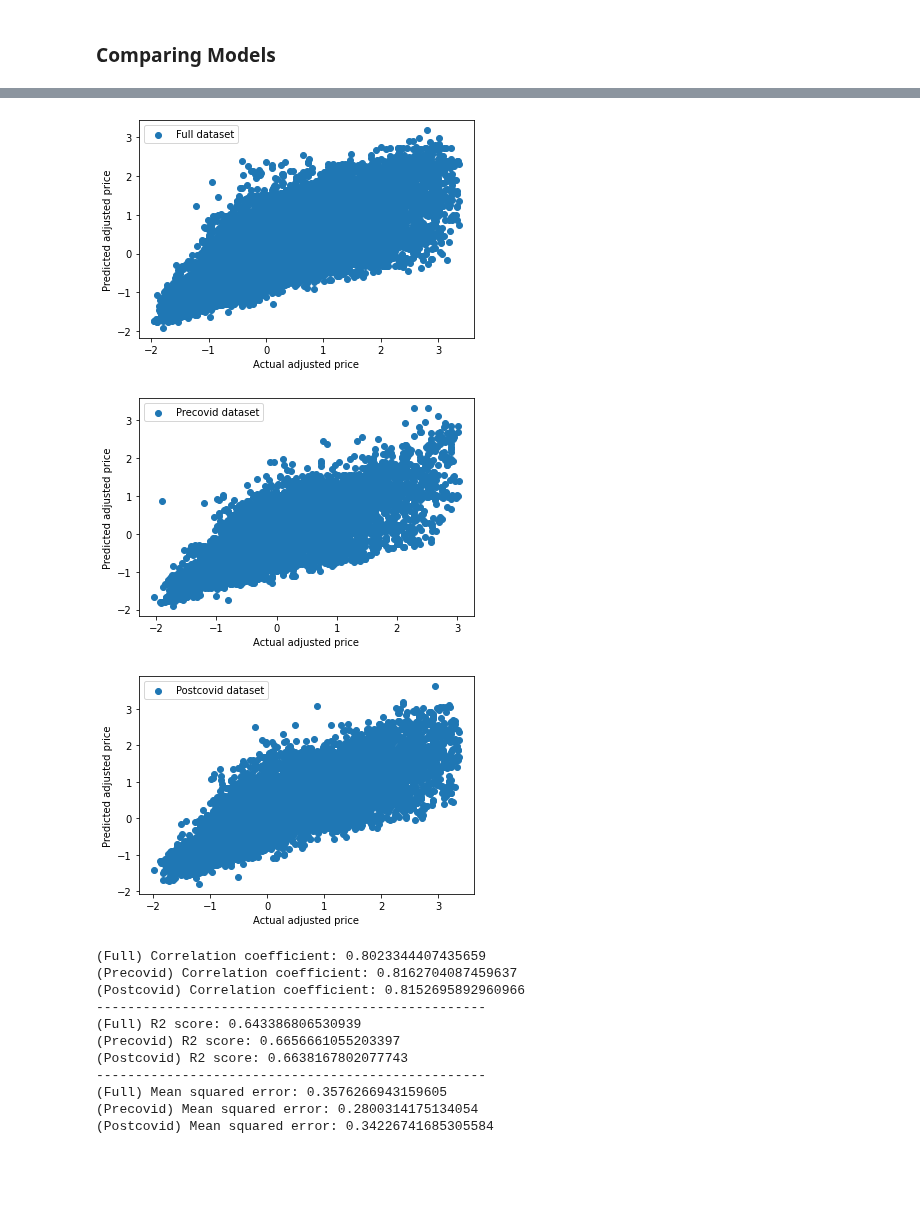
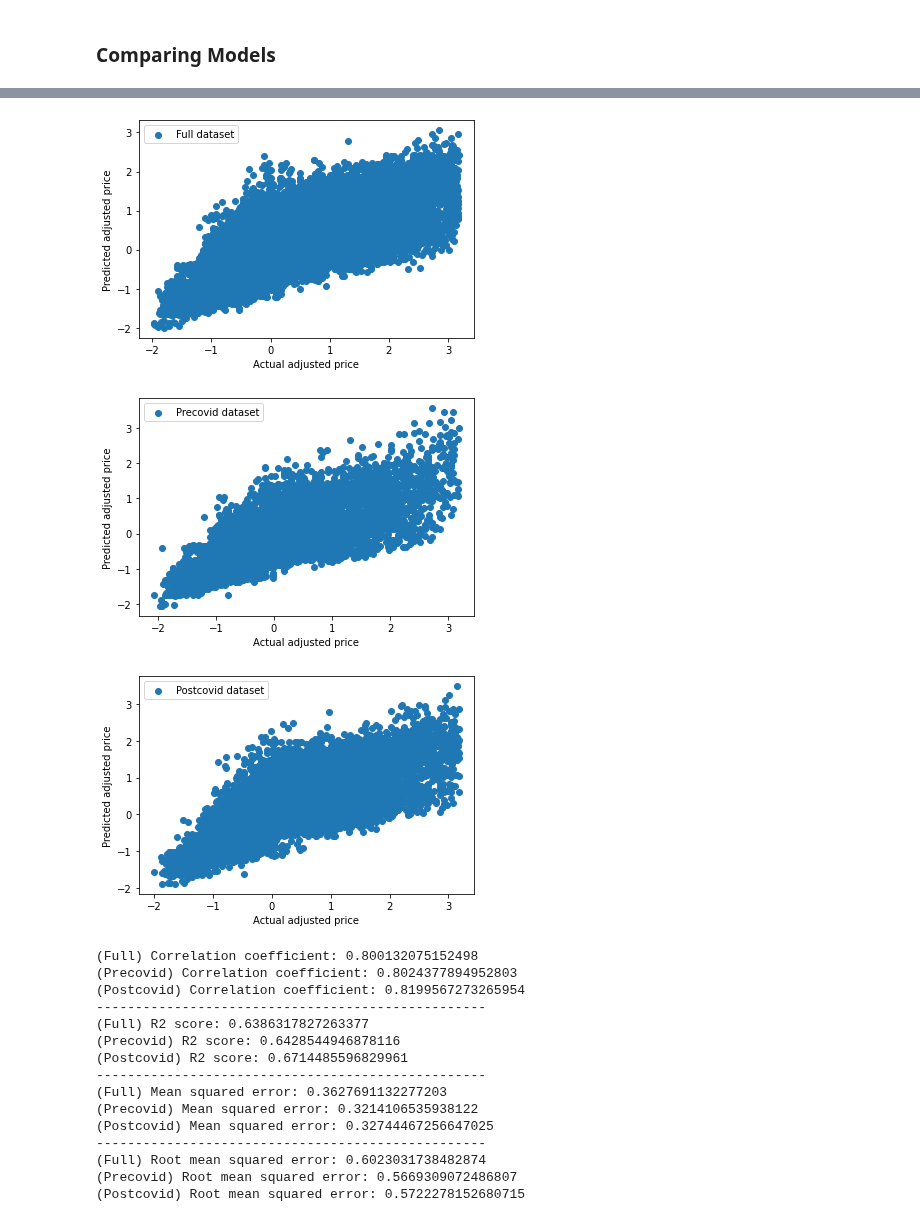
Before and after one commit to raphaelgohwx/datamining, a Jupyter notebook: RNN.ipynb, the cells around one changed output, grey strips where cells are left out. Drawn from its saved outputs; the diff is of its cells as text; code cells hidden in the pictures; blank space fills up the shorter version.

Commit message:
RNN resale without finetuning

```diff
--- a/RNN.ipynb
+++ b/RNN.ipynb
@@ -106,7 +106,8 @@ df_cleaned.drop(columns=['Year', 'Inflation Rate', 'year'], inplace=True)
 df2= df_cleaned[['month','town',
                  'flat_type', 'flat_type_encoded',
                  'storey_range', 'storey_range_encoded',
-                 'floor_area_sqm', 'remaining_lease_years', 'full_address', 'adjusted_price']]
+                 'floor_area_sqm', 'remaining_lease_years', 'full_address', 'resale_price']]
+# Not using adjusted_price as inflation may not consistently affect all prices - raw prices are hypothesised to result in better model training
 # %% [output]
 A value is trying to be set on a copy of a slice from a DataFrame.
 Try using .loc[row_indexer,col_indexer] = value instead
@@ -126,7 +127,7 @@ encoded_df.head()
 
 # Normalizing numerical variables:
 from sklearn.preprocessing import StandardScaler
-columns = [ 'floor_area_sqm', 'remaining_lease_years', 'adjusted_price']
+columns = [ 'floor_area_sqm', 'remaining_lease_years', 'resale_price']
 df2_normalized = StandardScaler().fit_transform(df2[columns])
 df2_normalized= pd.DataFrame(df2_normalized, columns = columns)
 
@@ -187,26 +188,26 @@ precovid_dataset = df2_normalized[(df2_normalized['year'] >= 2017) & (df2_normal
 postcovid_dataset = df2_normalized[(df2_normalized['year'] >= 2020) ] # Data from 2020 ~ 2023
 
 # Extracting essential columns for model training
-full_dataset = full_dataset[['floor_area_sqm', 'remaining_lease_years', 'flat_type_encoded', 'storey_range_encoded', 'adjusted_price']]
-precovid_dataset = precovid_dataset[['floor_area_sqm', 'remaining_lease_years', 'flat_type_encoded', 'storey_range_encoded', 'adjusted_price']]
-postcovid_dataset = postcovid_dataset[['floor_area_sqm', 'remaining_lease_years', 'flat_type_encoded', 'storey_range_encoded', 'adjusted_price']]
+full_dataset = full_dataset[['floor_area_sqm', 'remaining_lease_years', 'flat_type_encoded', 'storey_range_encoded', 'resale_price']]
+precovid_dataset = precovid_dataset[['floor_area_sqm', 'remaining_lease_years', 'flat_type_encoded', 'storey_range_encoded', 'resale_price']]
+postcovid_dataset = postcovid_dataset[['floor_area_sqm', 'remaining_lease_years', 'flat_type_encoded', 'storey_range_encoded', 'resale_price']]
 # %%
 # splitting into train-test split for all 3 data sets
 # use randome state=42
 
 # For full_dataset:
-X1=full_dataset.drop(columns='adjusted_price')
-y1= full_dataset['adjusted_price']
+X1=full_dataset.drop(columns='resale_price')
+y1= full_dataset['resale_price']
 X_train1, X_test1, y_train1, y_test1 = train_test_split(X1, y1, test_size=0.2, random_state=42)
 
 # For precovid_dataset:
-X2=precovid_dataset.drop(columns='adjusted_price')
-y2= precovid_dataset['adjusted_price']
+X2=precovid_dataset.drop(columns='resale_price')
+y2= precovid_dataset['resale_price']
 X_train2, X_test2, y_train2, y_test2 = train_test_split(X2, y2, test_size=0.2, random_state=42)
 
 # For postcovid_dataset:
-X3=postcovid_dataset.drop(columns='adjusted_price')
-y3= postcovid_dataset['adjusted_price']
+X3=postcovid_dataset.drop(columns='resale_price')
+y3= postcovid_dataset['resale_price']
 X_train3, X_test3, y_train3, y_test3 = train_test_split(X3, y3, test_size=0.2, random_state=42)
 # %% [markdown]
 ## RNN (Recurrent Neural Network)
@@ -412,4 +426,14 @@ print('-'*50)
 print('(Full) Mean squared error:', mse_fulldata)
 print('(Precovid) Mean squared error:', mse_precovid)
 print('(Postcovid) Mean squared error:', mse_postcovid)
+
+# Obtain the root mean squared error
+from math import sqrt
+rmse_fulldata = sqrt(mse_fulldata)
+rmse_precovid = sqrt(mse_precovid)
+rmse_postcovid = sqrt(mse_postcovid)
+print('-'*50)
+print('(Full) Root mean squared error:', rmse_fulldata)
+print('(Precovid) Root mean squared error:', rmse_precovid)
+print('(Postcovid) Root mean squared error:', rmse_postcovid)
 # %% [output]
@@ -426,14 +440,18 @@ WARNING:tensorflow:Value in checkpoint could not be found in the restored object
-[figure, old version]
+[figure, new version]
-[figure, old version]
+[figure, new version]
-[figure, old version]
+[figure, new version]
-(Full) Correlation coefficient: 0.8023344407435659
-(Precovid) Correlation coefficient: 0.8162704087459637
-(Postcovid) Correlation coefficient: 0.8152695892960966
---------------------------------------------------
-(Full) R2 score: 0.643386806530939
-(Precovid) R2 score: 0.6656661055203397
-(Postcovid) R2 score: 0.6638167802077743
---------------------------------------------------
-(Full) Mean squared error: 0.3576266943159605
-(Precovid) Mean squared error: 0.2800314175134054
-(Postcovid) Mean squared error: 0.34226741685305584
+(Full) Correlation coefficient: 0.800132075152498
+(Precovid) Correlation coefficient: 0.8024377894952803
+(Postcovid) Correlation coefficient: 0.8199567273265954
+--------------------------------------------------
+(Full) R2 score: 0.6386317827263377
+(Precovid) R2 score: 0.6428544946878116
+(Postcovid) R2 score: 0.6714485596829961
+--------------------------------------------------
+(Full) Mean squared error: 0.3627691132277203
+(Precovid) Mean squared error: 0.3214106535938122
+(Postcovid) Mean squared error: 0.32744467256647025
+--------------------------------------------------
+(Full) Root mean squared error: 0.6023031738482874
+(Precovid) Root mean squared error: 0.5669309072486807
+(Postcovid) Root mean squared error: 0.5722278152680715
```
Also changed, not shown: parts of 9 cells of this notebook, 3 other files.
